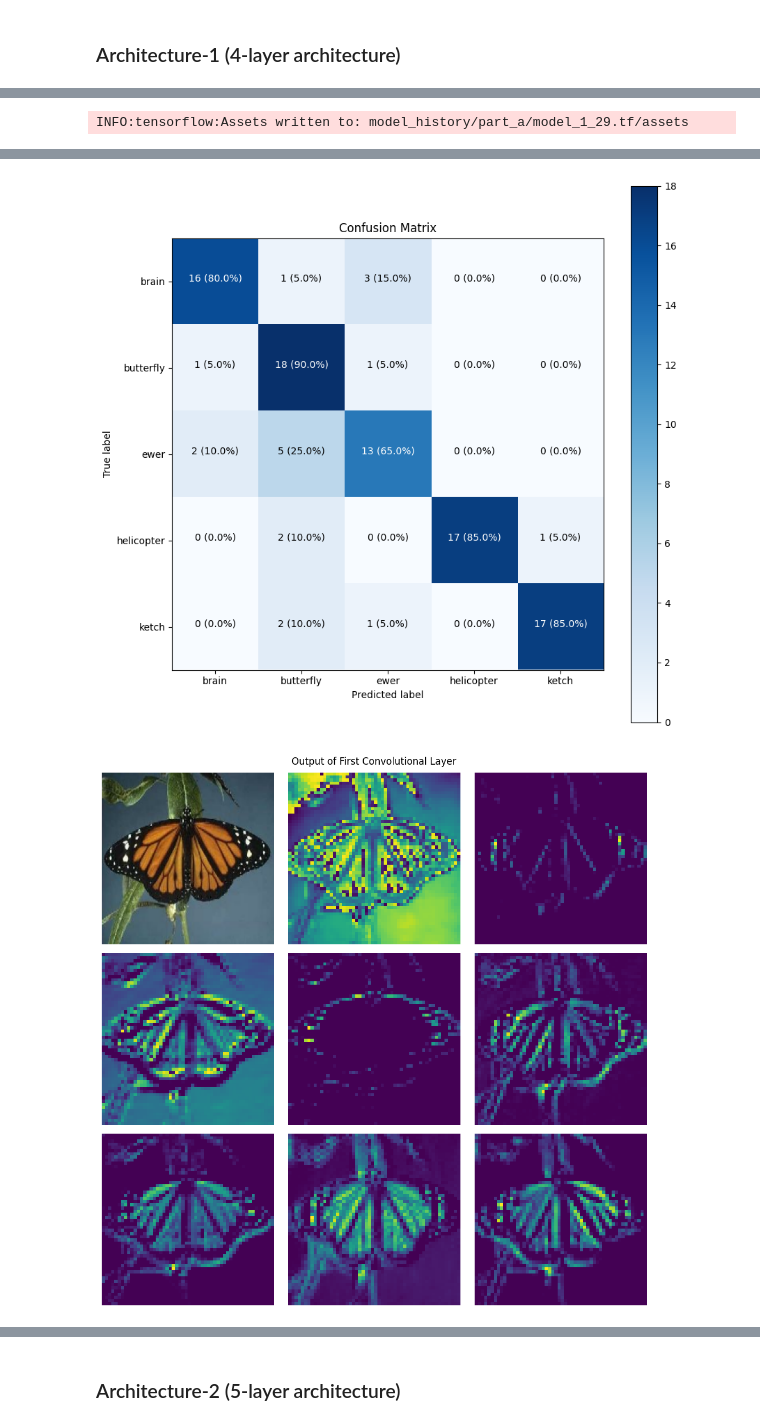
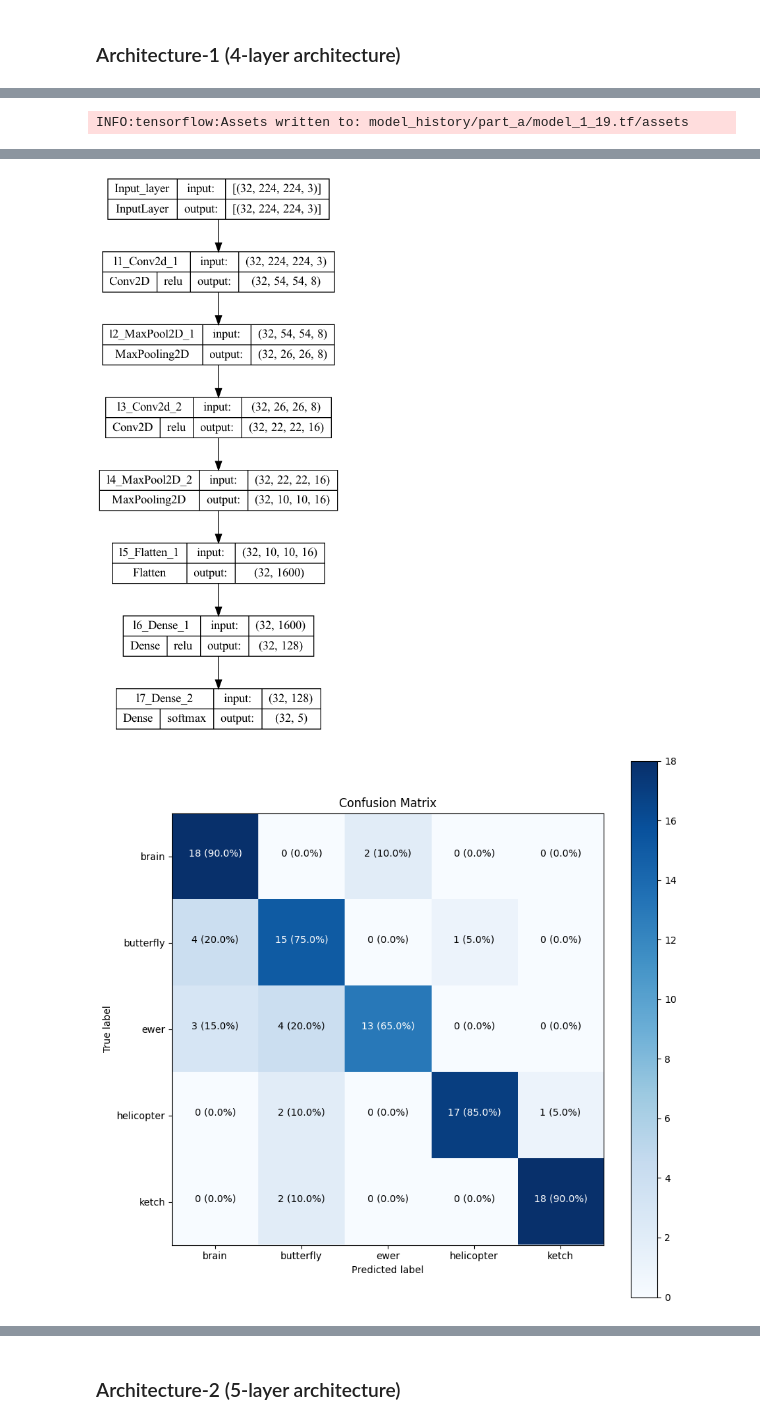
Before and after one commit to yashgupta1299/Object-Insight, a Jupyter notebook: a.ipynb, the cells around one changed output, grey strips where cells are left out. Drawn from its saved outputs; the diff is of its cells as text; code cells hidden in the pictures.

```diff
--- a/a.ipynb
+++ b/a.ipynb
@@ -340,8 +337,8 @@ model_saver = ModelSaving()
 
 # This means if for 5 epochs the accuracy has no progress on
 # the validation set then it would stop and store the previous best value.
-early_stopping_cb = keras.callbacks.EarlyStopping(monitor='loss',
-                                                  patience=1,
+early_stopping_cb = keras.callbacks.EarlyStopping(monitor='val_loss',
+                                                  patience=5,
                                                   min_delta=threshold_val,
                                                   mode='min',
                                                   restore_best_weights=False,
@@ -434,9 +431,5 @@ history_1 = model_1.fit(train_data,
 df_history_1 = pd.DataFrame(history_1.history)
 showResults(model_1, df_history_1)
 
-y1, y2 = model_1.intermediate_output(tf.expand_dims(img1, axis=0))
-plotting_output(y1, 'Output of First Convolutional Layer', 0)
-plotting_output(y2, 'Output of Second Convolutional Layer', 1)
-
 plot_model(model_1.build_graph(), to_file=f'model_images/model.png', show_shapes=True, show_layer_activations=True, expand_nested=True)
 # %% [output]
@@ -447 +440 @@ INFO:tensorflow:Assets written to: model_history/part_a/model_1_29.tf/assets
-INFO:tensorflow:Assets written to: model_history/part_a/model_1_29.tf/assets
+INFO:tensorflow:Assets written to: model_history/part_a/model_1_19.tf/assets
@@ -457,2 +450,2 @@ Test Accuracy for model: 81.00%
-[figure, old version]
+[figure, new version]
-[figure, old version]
+[figure, new version]
```
Also changed, not shown: parts of 7 cells of this notebook, 28 other files.
